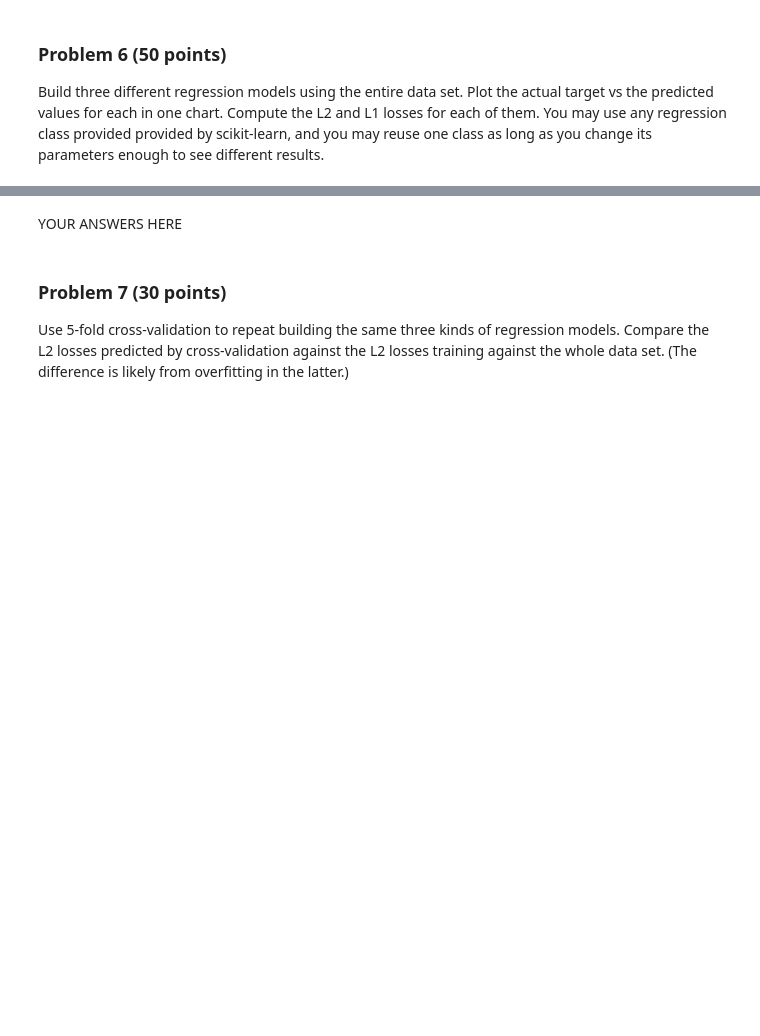
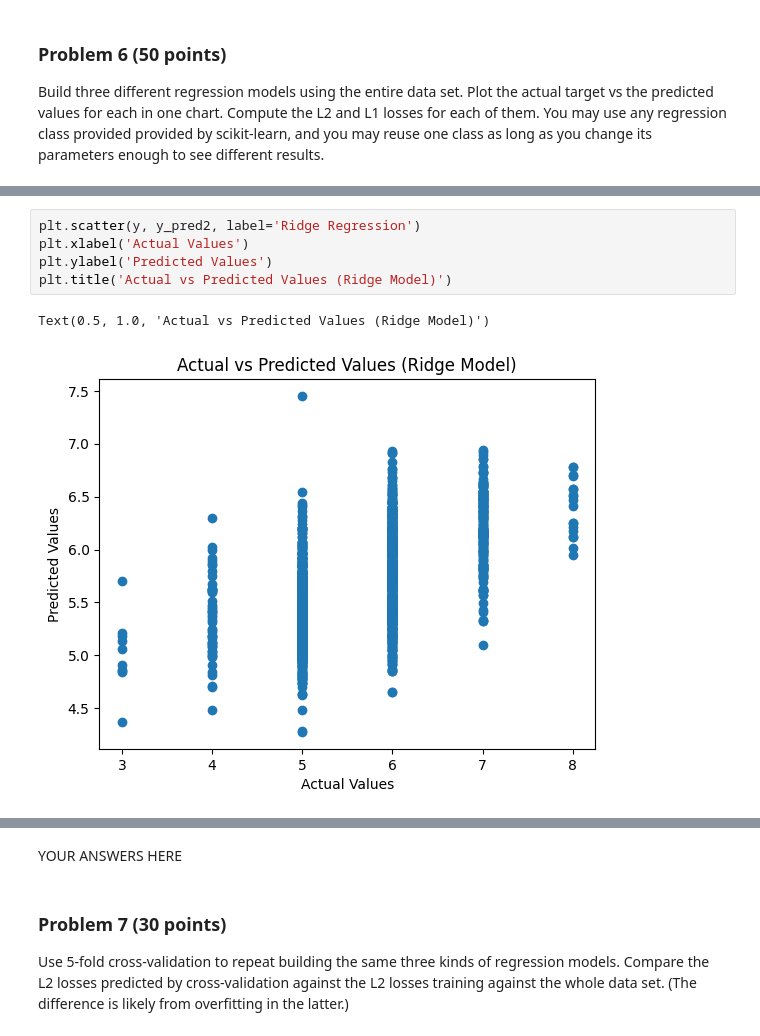
Before and after one commit to salil82/dx602-final-project, a Jupyter notebook: project.ipynb, the cells around one changed output, grey strips where cells are left out. Cells and saved outputs as stored; diff of their text form; blank space fills up the shorter version.

```diff
--- a/project.ipynb
+++ b/project.ipynb
@@ -338,0 +327,8 @@ You may use any regression class provided provided by scikit-learn, and you may
+# %%
+plt.scatter(y, y_pred2, label='Ridge Regression')
+plt.xlabel('Actual Values')
+plt.ylabel('Predicted Values')
+plt.title('Actual vs Predicted Values (Ridge Model)')
+# %% [output]
+Text(0.5, 1.0, 'Actual vs Predicted Values (Ridge Model)')
+[figure, added]
```
Also changed, not shown: parts of 39 cells of this notebook.
